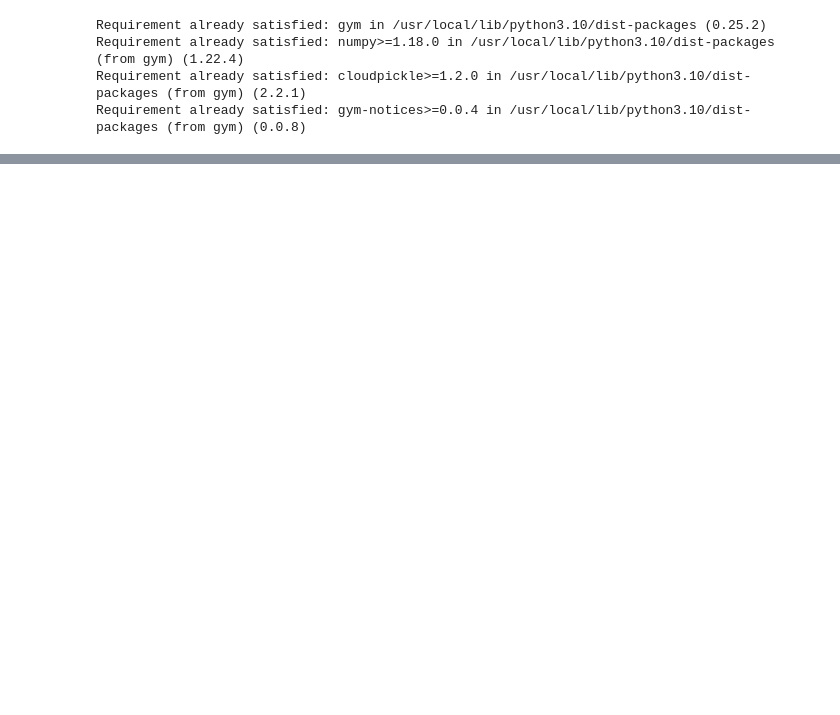
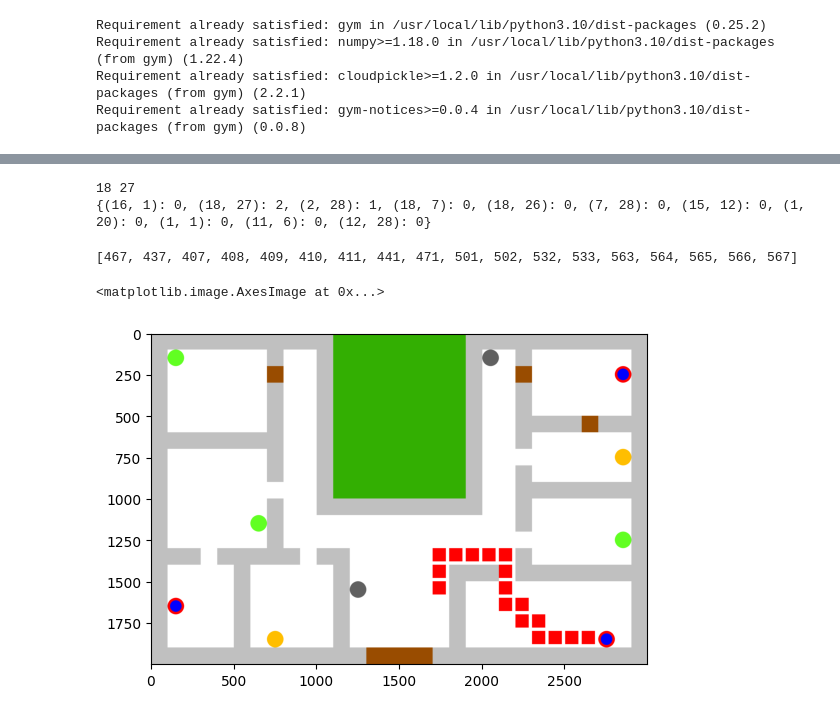
Before and after one commit to lavallone/HRI_RA_project, a Jupyter notebook: Grid_World.ipynb, the cells around one changed output, grey strips where cells are left out. Saved outputs shown, nothing was run; the diff lists cells and outputs as text; code cells hidden in the pictures; blank space fills up the shorter version.

```diff
--- a/Grid_World.ipynb
+++ b/Grid_World.ipynb
@@ -431,0 +466,35 @@ VonNeumannMotion(north=[-1, 0], south=[1, 0], west=[0, -1], east=[0, 1])
+# %%
+def find_value(matrix, value):
+    rows = len(matrix)
+    cols = len(matrix[0])
+
+    for i in range(rows):
+        for j in range(cols):
+            if matrix[i][j] == value:
+                return i, j
+
+    # Value not found
+    return -1, -1
+# %%
+i,j = find_value(matrix, best_steps[-1])
+
+print(i,j)
+
+update_fullness((i,j))
+print(fullness)
+# %% [output]
+18 27
+{(16, 1): 0, (18, 27): 2, (2, 28): 1, (18, 7): 0, (18, 26): 0, (7, 28): 0, (15, 12): 0, (1, 20): 0, (1, 1): 0, (11, 6): 0, (12, 28): 0}
+# %%
+print(best_steps)
+
+for s in best_steps[:-1]:
+  i,j = find_value(matrix, s)
+  x[i,j] = 2
+
+img = plot(x, "nn", window_size_x=3000, window_size_y=2000)
+plt.imshow(img)
+# %% [output]
+[467, 437, 407, 408, 409, 410, 411, 441, 471, 501, 502, 532, 533, 563, 564, 565, 566, 567]
+<matplotlib.image.AxesImage at 0x...>
+[figure, added]
```
Also changed, not shown: parts of 16 cells of this notebook.
